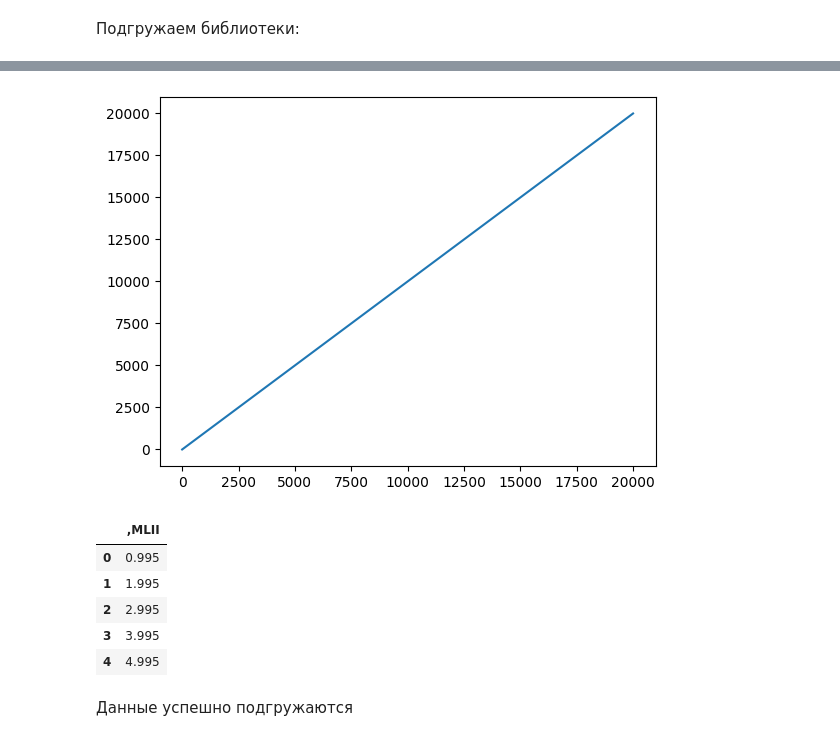
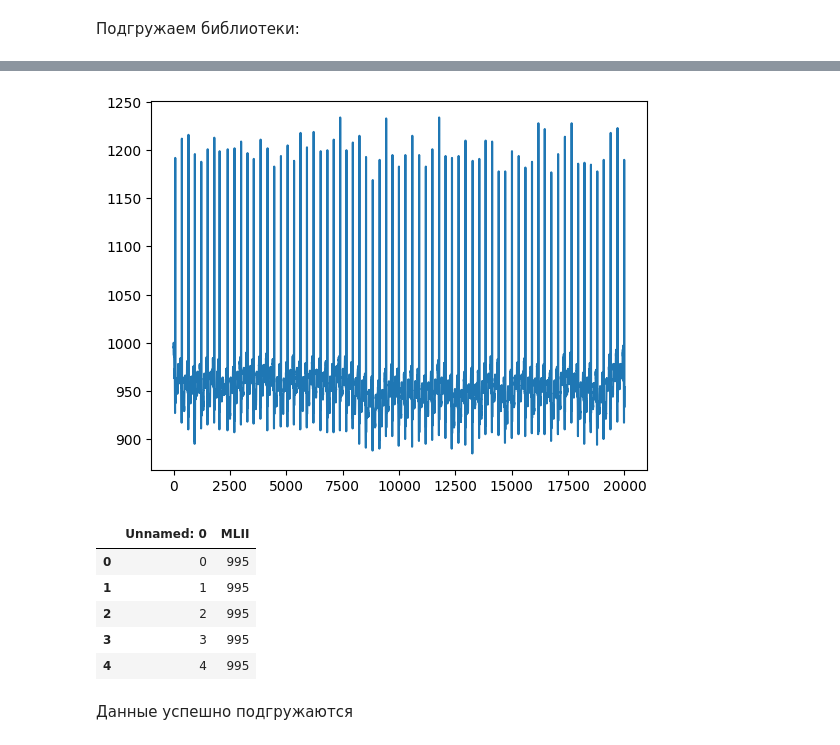
Before and after one commit to BashkirovIvan/BMT1-12_Python_Programming, a Jupyter notebook: ЛР_№6.ipynb, the cells around one changed output, grey strips where cells are left out. Saved outputs shown, nothing was run; the diff lists cells and outputs as text; code cells hidden in the pictures.

```diff
--- a/ЛР_№6.ipynb
+++ b/ЛР_№6.ipynb
@@ -81,17 +81,17 @@ Mounted at /content/gdrive
 # %%
 #загрузка сигнала из .csv файла с pandas
-df = pd.read_csv('/content/gdrive/MyDrive/Colab Notebooks/Python-BMT-main/Python-BMT-main/Seminar6/ecg.csv', header = 'infer', sep=';', decimal = ',')
-plt.plot(df[',MLII'])
+df = pd.read_csv('/content/gdrive/MyDrive/Colab Notebooks/Python-BMT-main/Python-BMT-main/Seminar6/ecg.csv')
+plt.plot(df['MLII'])
 plt.show()
 df.head()
 # %% [output]
-[figure, old version]
+[figure, new version]
-|  | ,MLII |
-| 0 | 0.995 |
-| 1 | 1.995 |
-| 2 | 2.995 |
-| 3 | 3.995 |
-| 4 | 4.995 |
+|  | Unnamed: 0 | MLII |
+| 0 | 0 | 995 |
+| 1 | 1 | 995 |
+| 2 | 2 | 995 |
+| 3 | 3 | 995 |
+| 4 | 4 | 995 |
 # %% [markdown]
 Данные успешно подгружаются
 # %% [markdown]
```
Also changed, not shown: parts of 5 cells of this notebook, 1 other file.
